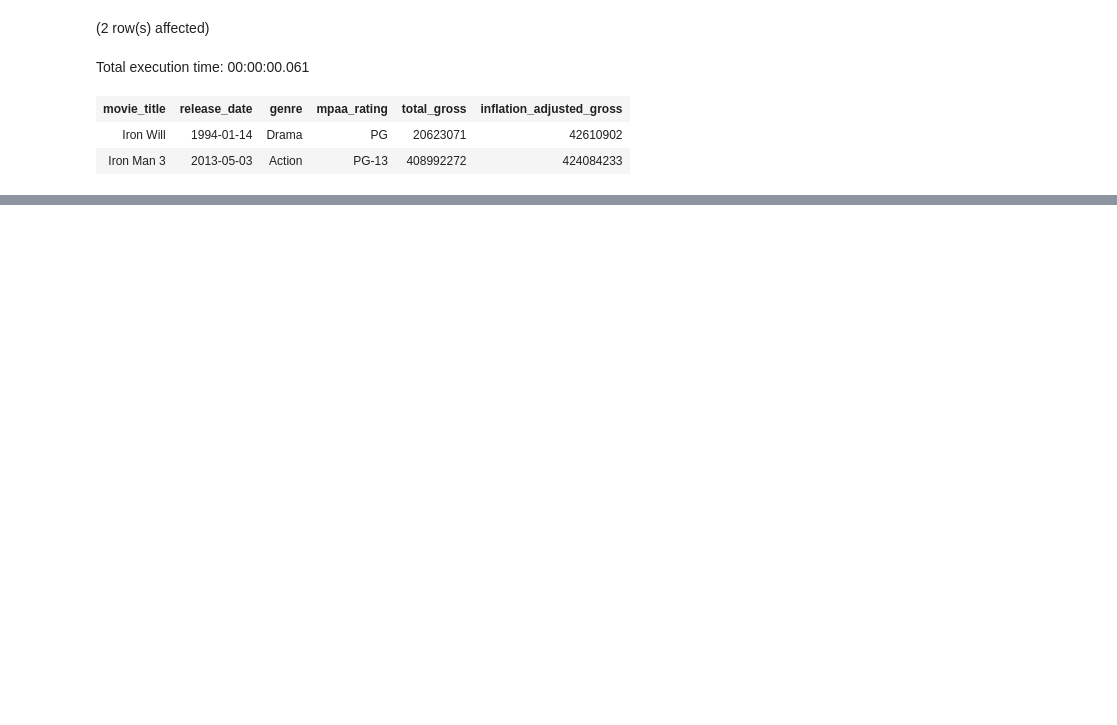
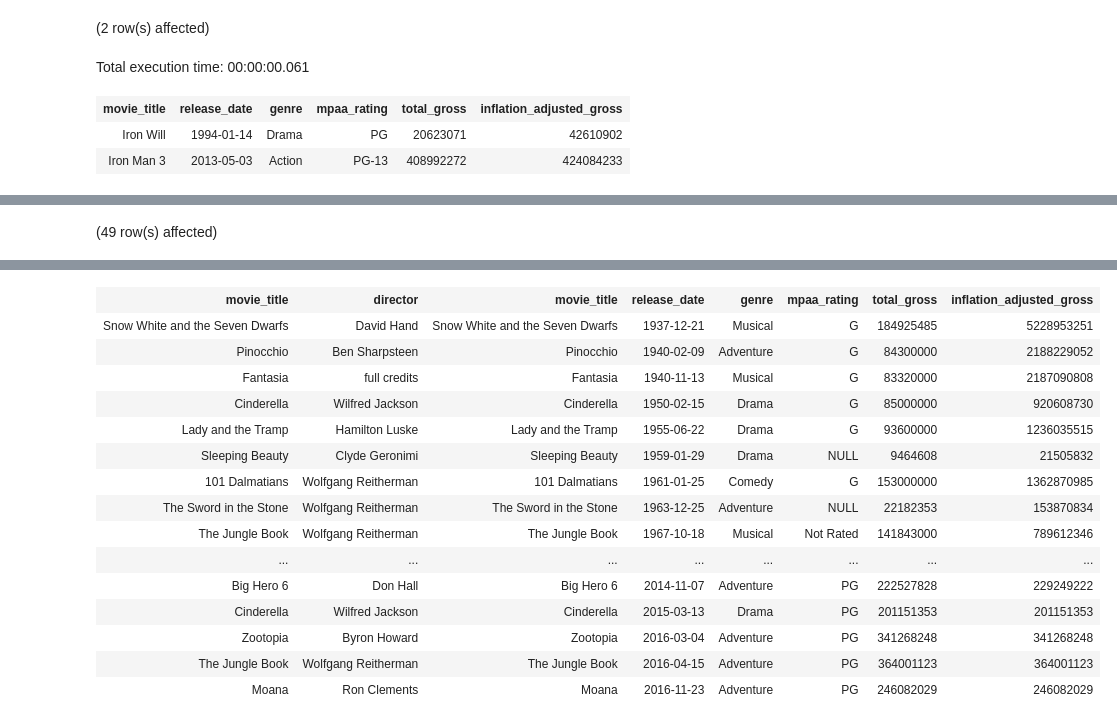
Before and after one commit to prasertcbs/db_class_2021, a Jupyter notebook: notebook/disney.ipynb, the cells around one changed output, grey strips where cells are left out. Cells and saved outputs as stored; diff of their text form; code cells hidden in the pictures; blank space fills up the shorter version.

```diff
--- a/notebook/disney.ipynb
+++ b/notebook/disney.ipynb
@@ -22,0 +182,6 @@ Total execution time: 00:00:00.061
+# %%
+select * from director d inner join
+    movie_gross m on d.movie_title = m.movie_title
+    -- using(movie_title);
+# %% [output]
+(49 row(s) affected)
@@ -22,0 +189,16 @@ Total execution time: 00:00:00.061
+| movie_title | director | movie_title | release_date | genre | mpaa_rating | total_gross | inflation_adjusted_gross |
+| Snow White and the Seven Dwarfs | David Hand | Snow White and the Seven Dwarfs | 1937-12-21 | Musical | G | 184925485 | 5228953251 |
+| Pinocchio | Ben Sharpsteen | Pinocchio | 1940-02-09 | Adventure | G | 84300000 | 2188229052 |
+| Fantasia | full credits | Fantasia | 1940-11-13 | Musical | G | 83320000 | 2187090808 |
+| Cinderella | Wilfred Jackson | Cinderella | 1950-02-15 | Drama | G | 85000000 | 920608730 |
+| Lady and the Tramp | Hamilton Luske | Lady and the Tramp | 1955-06-22 | Drama | G | 93600000 | 1236035515 |
+| Sleeping Beauty | Clyde Geronimi | Sleeping Beauty | 1959-01-29 | Drama | NULL | 9464608 | 21505832 |
+| 101 Dalmatians | Wolfgang Reitherman | 101 Dalmatians | 1961-01-25 | Comedy | G | 153000000 | 1362870985 |
+| The Sword in the Stone | Wolfgang Reitherman | The Sword in the Stone | 1963-12-25 | Adventure | NULL | 22182353 | 153870834 |
+| The Jungle Book | Wolfgang Reitherman | The Jungle Book | 1967-10-18 | Musical | Not Rated | 141843000 | 789612346 |
+| ... | ... | ... | ... | ... | ... | ... | ... |
+| Big Hero 6 | Don Hall | Big Hero 6 | 2014-11-07 | Adventure | PG | 222527828 | 229249222 |
+| Cinderella | Wilfred Jackson | Cinderella | 2015-03-13 | Drama | PG | 201151353 | 201151353 |
+| Zootopia | Byron Howard | Zootopia | 2016-03-04 | Adventure | PG | 341268248 | 341268248 |
+| The Jungle Book | Wolfgang Reitherman | The Jungle Book | 2016-04-15 | Adventure | PG | 364001123 | 364001123 |
+| Moana | Ron Clements | Moana | 2016-11-23 | Adventure | PG | 246082029 | 246082029 |
```
Also changed, not shown: parts of 11 cells of this notebook, 2 other files.
